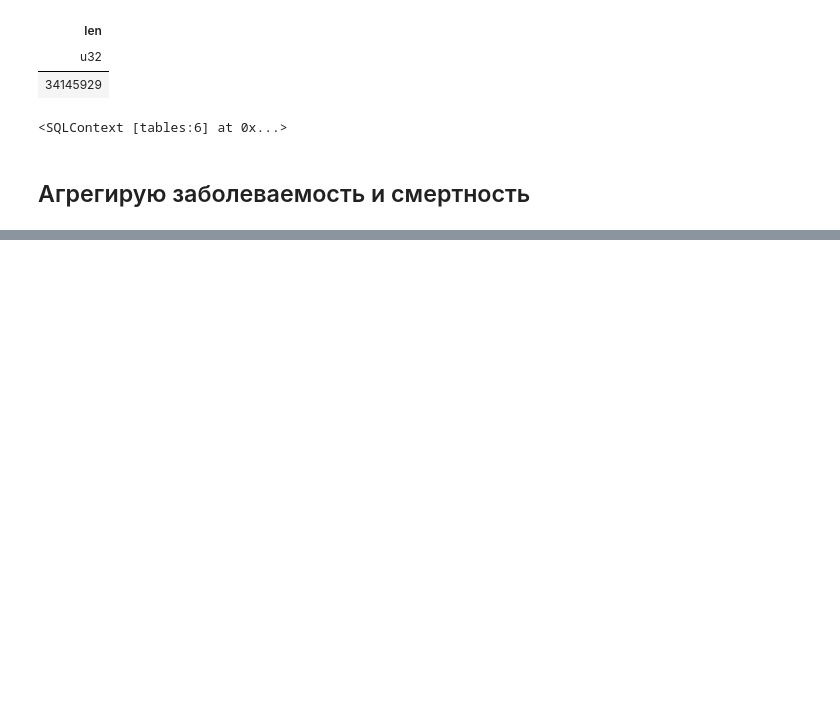
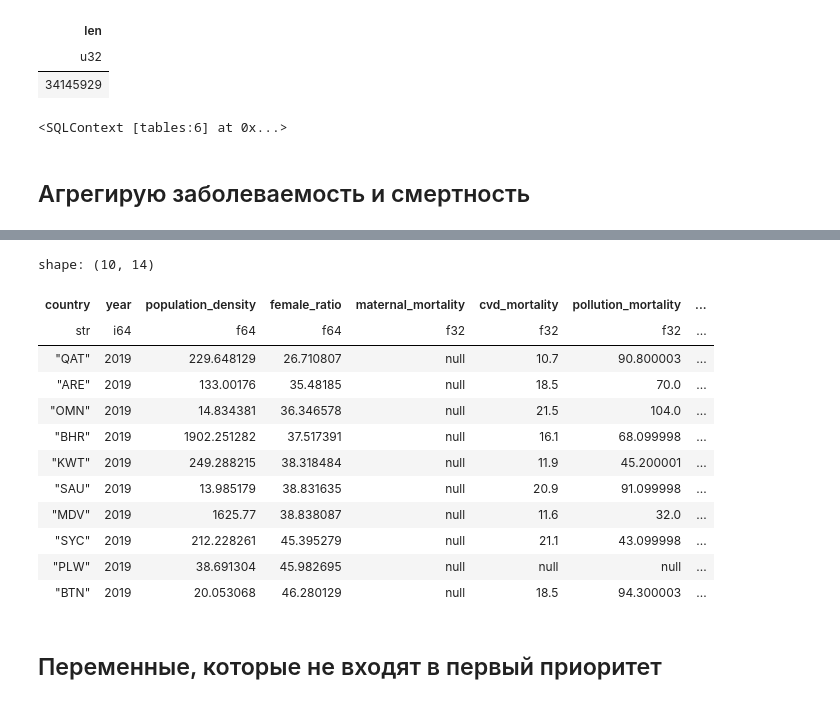
Before and after one commit to xan-d-or/thesis, a Jupyter notebook: data/scripts/data_aggregation.ipynb, the cells around one changed output, grey strips where cells are left out. Saved outputs shown, nothing was run; the diff lists cells and outputs as text; code cells hidden in the pictures; blank space fills up the shorter version.

```diff
--- a/data/scripts/data_aggregation.ipynb
+++ b/data/scripts/data_aggregation.ipynb
@@ -168,0 +335,4 @@ shape: (2, 12)
+# %%
+density_and_mortality_tmp = pl.read_csv('raw_data/World Bank/pop_dens_and_mortality.csv')
+sql.register('density_and_mortality_tmp', density_and_mortality_tmp)
+sql.execute('''select * from density_and_mortality_tmp limit 2;''').collect()
@@ -168,0 +345,38 @@ shape: (2, 12)
+# %%
+sql.execute('''create table density_and_mortality as
+    select distinct on(country)
+            `Country Code` as country
+            , Time as year
+            , `Population density (people per sq. km of land area) [EN.POP.DNST]` population_density
+            , `Population, female (% of total population) [SP.POP.TOTL.FE.ZS]` female_ratio
+            , `Maternal mortality ratio (national estimate, per 100,000 live births) [SH.STA.MMRT.NE]`::float4 maternal_mortality
+            , `Mortality from CVD, cancer, diabetes or CRD between exact ages 30 and 70 (%) [SH.DYN.NCOM.ZS]`::float4 cvd_mortality
+            , `Mortality rate attributed to household and ambient air pollution, age-standardized (per 100,000 population) [SH.STA.AIRP.P5]`::float4 pollution_mortality
+            , `Mortality rate attributed to unintentional poisoning (per 100,000 population) [SH.STA.POIS.P5]`::float4 poisoning_mortality
+            , `Mortality rate attributed to unsafe water, unsafe sanitation and lack of hygiene (per 100,000 population) [SH.STA.WASH.P5]`::float4 hygiene_mortality
+            , `Mortality rate, adult, female (per 1,000 female adults) [SP.DYN.AMRT.FE]`::float4 female_mortality
+            , `Mortality rate, adult, male (per 1,000 male adults) [SP.DYN.AMRT.MA]`::float4 male_mortality
+            , `Mortality rate, infant (per 1,000 live births) [SP.DYN.IMRT.IN]`::float4 infant_mortality
+            , `Population in the largest city (% of urban population) [EN.URB.LCTY.UR.ZS]`::float4 largest_city_share
+            , `Population in urban agglomerations of more than 1 million (% of total population) [EN.URB.MCTY.TL.ZS]`::float4 urbanization
+    from density_and_mortality_tmp
+    where Time <= 2019
+    order by country, year desc
+;''')
+sql.execute('''select * from density_and_mortality order by female_ratio limit 10;''').collect()
+# %% [output]
+shape: (10, 14)
+| country | year | population_density | female_ratio | maternal_mortality | cvd_mortality | pollution_mortality | ... |
+| str | i64 | f64 | f64 | f32 | f32 | f32 | ... |
+| "QAT" | 2019 | 229.648129 | 26.710807 | null | 10.7 | 90.800003 | ... |
+| "ARE" | 2019 | 133.00176 | 35.48185 | null | 18.5 | 70.0 | ... |
+| "OMN" | 2019 | 14.834381 | 36.346578 | null | 21.5 | 104.0 | ... |
+| "BHR" | 2019 | 1902.251282 | 37.517391 | null | 16.1 | 68.099998 | ... |
+| "KWT" | 2019 | 249.288215 | 38.318484 | null | 11.9 | 45.200001 | ... |
+| "SAU" | 2019 | 13.985179 | 38.831635 | null | 20.9 | 91.099998 | ... |
+| "MDV" | 2019 | 1625.77 | 38.838087 | null | 11.6 | 32.0 | ... |
+| "SYC" | 2019 | 212.228261 | 45.395279 | null | 21.1 | 43.099998 | ... |
+| "PLW" | 2019 | 38.691304 | 45.982695 | null | null | null | ... |
+| "BTN" | 2019 | 20.053068 | 46.280129 | null | 18.5 | 94.300003 | ... |
+# %% [markdown]
+## Переменные, которые не входят в первый приоритет
```
Also changed, not shown: parts of 23 cells of this notebook, 1 other file.
